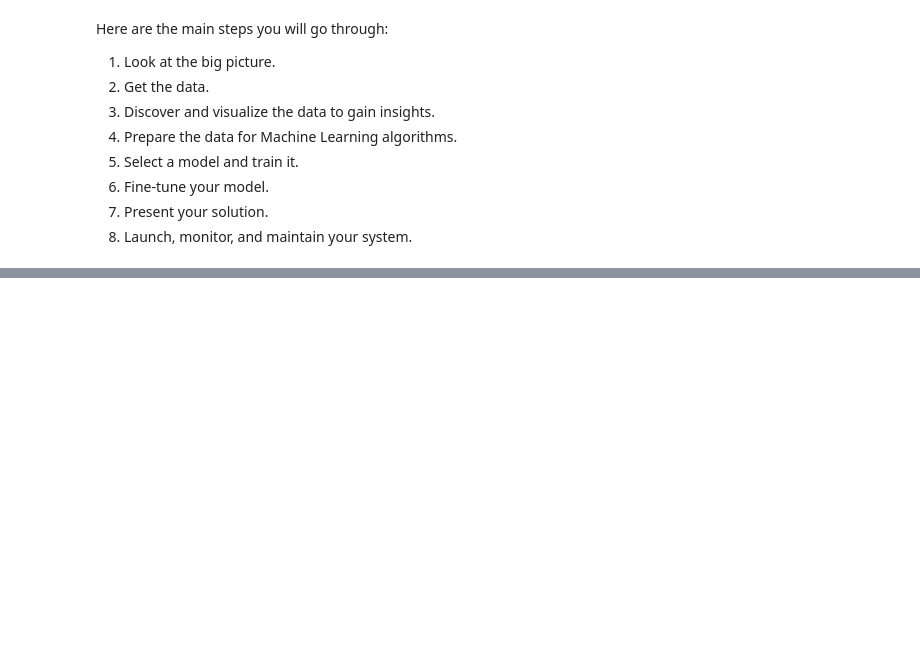
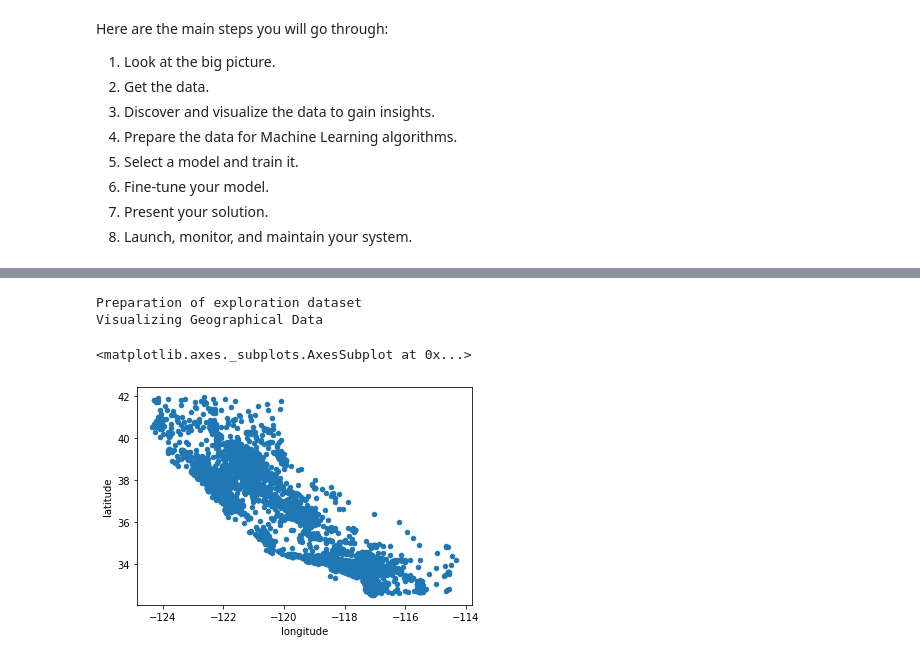
Before and after one commit to sujatha-sureshkmr/Hand-onLearning-ML, a Jupyter notebook: Book_Hands-On-ML_Ed2/Chpt2_California_Housing_Price/California_housing_Prices.ipynb, the cells around one changed output, grey strips where cells are left out. Saved outputs shown, nothing was run; the diff lists cells and outputs as text; code cells hidden in the pictures; blank space fills up the shorter version.

```diff
--- a/Book_Hands-On-ML_Ed2/Chpt2_California_Housing_Price/California_housing_Prices.ipynb
+++ b/Book_Hands-On-ML_Ed2/Chpt2_California_Housing_Price/California_housing_Prices.ipynb
@@ -35,0 +221,23 @@ MAE(X,h)=1m∑i=1m∣∣h(x(i))−y(i)∣∣
+# %%
+print(color.BOLD + color.DARKCYAN + 'Split train_set and test_set'+ color.END)
+from sklearn.model_selection import StratifiedShuffleSplit
+
+split = StratifiedShuffleSplit(n_splits=1, test_size=0.2, random_state=42)
+for train_index, test_index in split.split(housing, housing["income_cat"]):
+    strat_train_set = housing.loc[train_index]
+    strat_test_set = housing.loc[test_index]
+
+print(strat_test_set["income_cat"].value_counts() / len(strat_test_set))
+
+print('\n'+ color.BOLD + color.DARKCYAN + 'Remove income_cat from train and test dataset'+ color.END)
+
+for set_ in (strat_train_set, strat_test_set):
+    set_.drop("income_cat", axis=1, inplace=True)
+
+print('\n'+ color.BOLD + color.BLUE + 'strat_train_set'+ color.END)
+
+print(strat_train_set.info())
+
+print('\n'+ color.BOLD + color.BLUE + 'strat_test_set'+ color.END)
+
+print(strat_test_set.info())
@@ -35,0 +262,10 @@ MAE(X,h)=1m∑i=1m∣∣h(x(i))−y(i)∣∣
+# %%
+print(color.BOLD + color.DARKCYAN + 'Preparation of exploration dataset'+ color.END)
+housing = strat_train_set.copy()
+print(color.BOLD + color.BLUE + 'Visualizing Geographical Data' + color.END)
+housing.plot(kind="scatter", x="longitude", y="latitude")
+# %% [output]
+Preparation of exploration dataset
+Visualizing Geographical Data
+<matplotlib.axes._subplots.AxesSubplot at 0x...>
+[figure, added]
```
Also changed, not shown: parts of 17 cells of this notebook.
